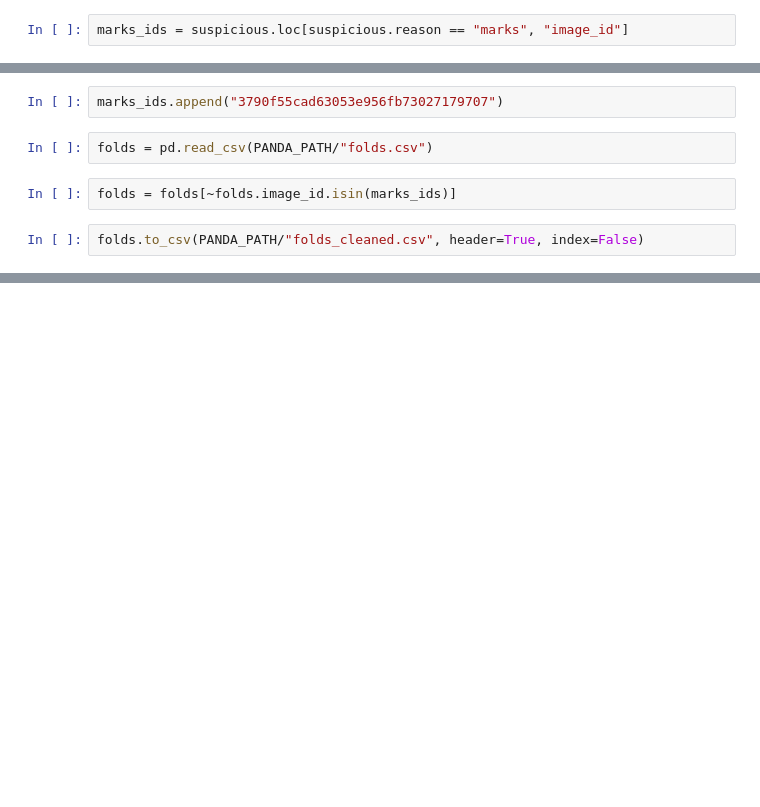
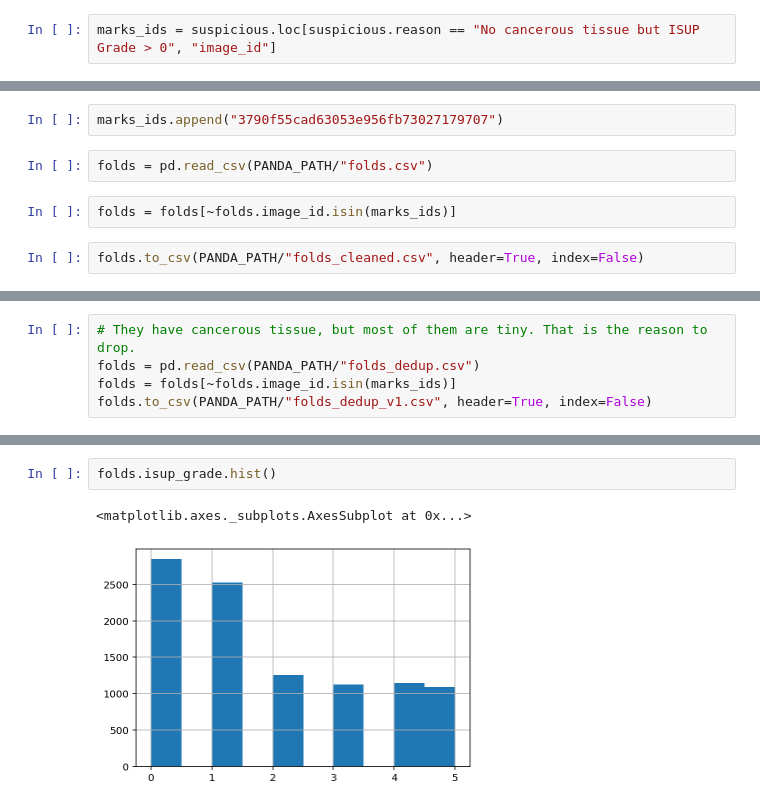
Before and after one commit to ademyanchuk/ChestXRay, a Jupyter notebook: notebooks/Suspicious_Input.ipynb, the cells around one changed output, grey strips where cells are left out. Saved outputs shown, nothing was run; the diff lists cells and outputs as text; blank space fills up the shorter version.

Commit message:
Update folds and add class weights

```diff
--- a/notebooks/Suspicious_Input.ipynb
+++ b/notebooks/Suspicious_Input.ipynb
@@ -55,7 +55,7 @@ array(['marks', 'No Mask', 'Background only',
 # %% [markdown]
 ### Visualize
 # %%
-marks_ids = suspicious.loc[suspicious.reason == "marks", "image_id"]
+marks_ids = suspicious.loc[suspicious.reason == "No cancerous tissue but ISUP Grade > 0", "image_id"]
 # %%
 len(marks_ids)
 # %% [output]
@@ -91,0 +94,5 @@ folds.to_csv(PANDA_PATH/"folds_cleaned.csv", header=True, index=False)
+# %%
+# They have cancerous tissue, but most of them are tiny. That is the reason to drop.
+folds = pd.read_csv(PANDA_PATH/"folds_dedup.csv")
+folds = folds[~folds.image_id.isin(marks_ids)]
+folds.to_csv(PANDA_PATH/"folds_dedup_v1.csv", header=True, index=False)
@@ -91,0 +114,5 @@ folds.to_csv(PANDA_PATH/"folds_cleaned.csv", header=True, index=False)
+# %%
+folds.isup_grade.hist()
+# %% [output]
+<matplotlib.axes._subplots.AxesSubplot at 0x...>
+[figure, added]
```
Also changed, not shown: parts of 7 cells of this notebook, 4 other files.
